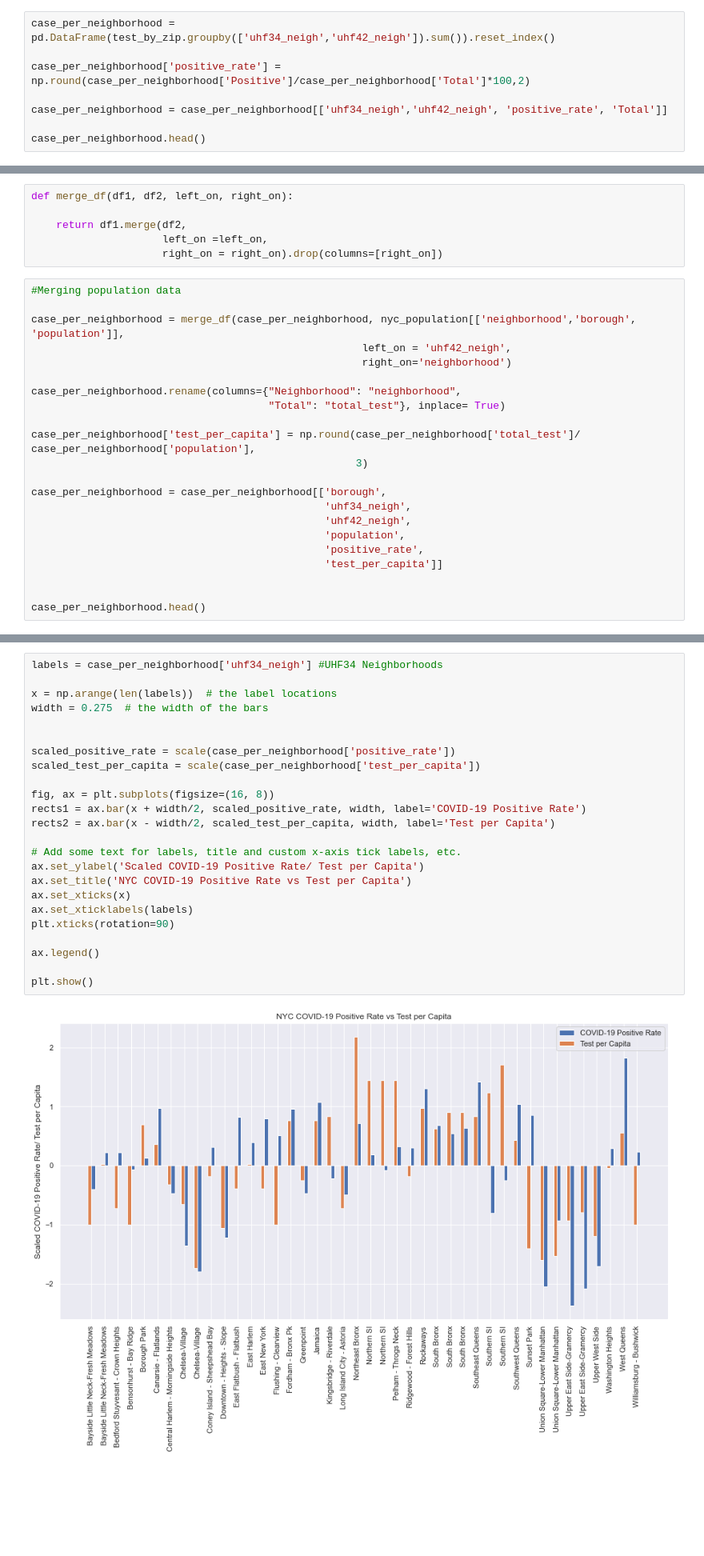
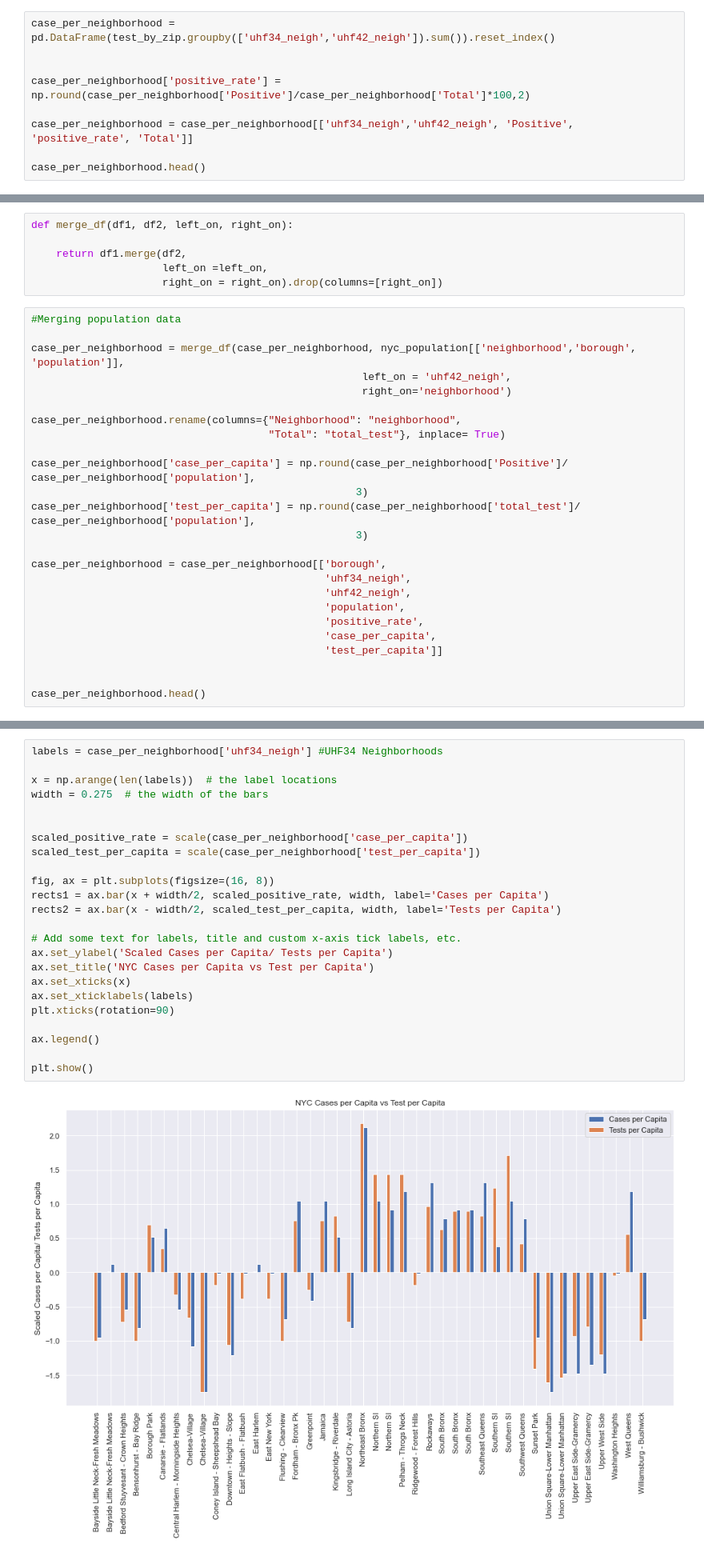
Before and after one commit to nqtri/mit_covid19_challenge, a Jupyter notebook: nyc_covid19_vs_health.ipynb, the cells around one changed output, grey strips where cells are left out. Shown: that part at 80% size. Saved outputs shown, nothing was run; the diff lists cells and outputs as text; blank space fills up the shorter version.

```diff
--- a/nyc_covid19_vs_health.ipynb
+++ b/nyc_covid19_vs_health.ipynb
@@ -145,9 +149,10 @@ MODZCTA_neighbohood.head()
 # %%
 case_per_neighborhood = pd.DataFrame(test_by_zip.groupby(['uhf34_neigh','uhf42_neigh']).sum()).reset_index()
 
+
 case_per_neighborhood['positive_rate'] = np.round(case_per_neighborhood['Positive']/case_per_neighborhood['Total']*100,2)
 
-case_per_neighborhood = case_per_neighborhood[['uhf34_neigh','uhf42_neigh', 'positive_rate', 'Total']]
+case_per_neighborhood = case_per_neighborhood[['uhf34_neigh','uhf42_neigh', 'Positive', 'positive_rate', 'Total']]
 
 case_per_neighborhood.head()
 # %% [output]
@@ -173,6 +178,8 @@ case_per_neighborhood = merge_df(case_per_neighborhood, nyc_population[['neighbo
 case_per_neighborhood.rename(columns={"Neighborhood": "neighborhood",
                                       "Total": "total_test"}, inplace= True)
 
+case_per_neighborhood['case_per_capita'] = np.round(case_per_neighborhood['Positive']/ case_per_neighborhood['population'],
+                                                    3)
 case_per_neighborhood['test_per_capita'] = np.round(case_per_neighborhood['total_test']/ case_per_neighborhood['population'],
                                                     3)
 
@@ -181,6 +188,7 @@ case_per_neighborhood = case_per_neighborhood[['borough',
                                                'uhf42_neigh',
                                                'population',
                                                'positive_rate',
+                                               'case_per_capita',
                                                'test_per_capita']]
 
 
@@ -195,27 +203,27 @@ case_per_neighborhood.head()
 # %%
 labels = case_per_neighborhood['uhf34_neigh'] #UHF34 Neighborhoods
 
 x = np.arange(len(labels))  # the label locations
 width = 0.275  # the width of the bars
 
 
-scaled_positive_rate = scale(case_per_neighborhood['positive_rate'])
+scaled_positive_rate = scale(case_per_neighborhood['case_per_capita'])
 scaled_test_per_capita = scale(case_per_neighborhood['test_per_capita'])
 
 fig, ax = plt.subplots(figsize=(16, 8))
-rects1 = ax.bar(x + width/2, scaled_positive_rate, width, label='COVID-19 Positive Rate')
-rects2 = ax.bar(x - width/2, scaled_test_per_capita, width, label='Test per Capita')
+rects1 = ax.bar(x + width/2, scaled_positive_rate, width, label='Cases per Capita')
+rects2 = ax.bar(x - width/2, scaled_test_per_capita, width, label='Tests per Capita')
 
 # Add some text for labels, title and custom x-axis tick labels, etc.
-ax.set_ylabel('Scaled COVID-19 Positive Rate/ Test per Capita')
-ax.set_title('NYC COVID-19 Positive Rate vs Test per Capita')
+ax.set_ylabel('Scaled Cases per Capita/ Tests per Capita')
+ax.set_title('NYC Cases per Capita vs Test per Capita')
 ax.set_xticks(x)
 ax.set_xticklabels(labels)
 plt.xticks(rotation=90)
 
 ax.legend()
 
 plt.show()
 # %% [output]
-[figure, old version]
+[figure, new version]
 # %% [markdown]
```
Also changed, not shown: parts of 42 cells of this notebook, 1 other file.
